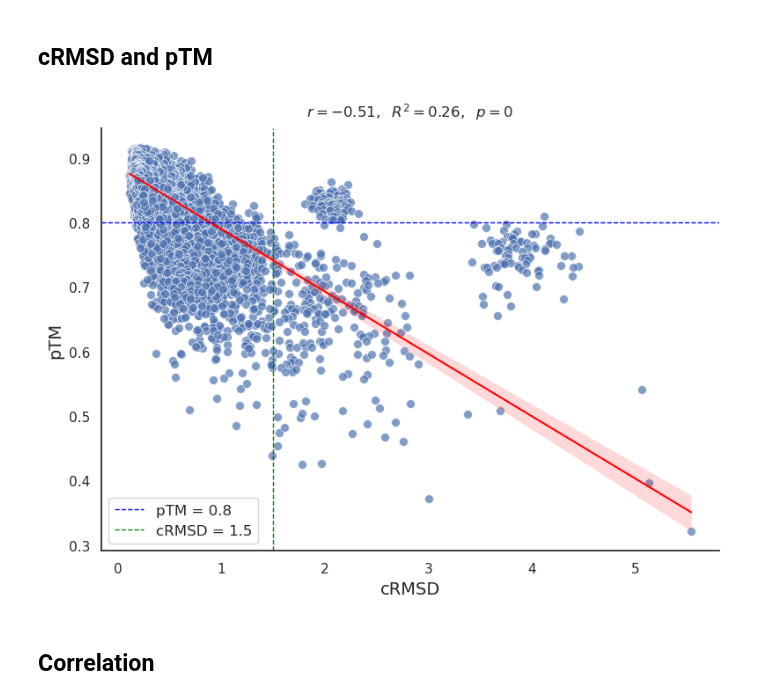
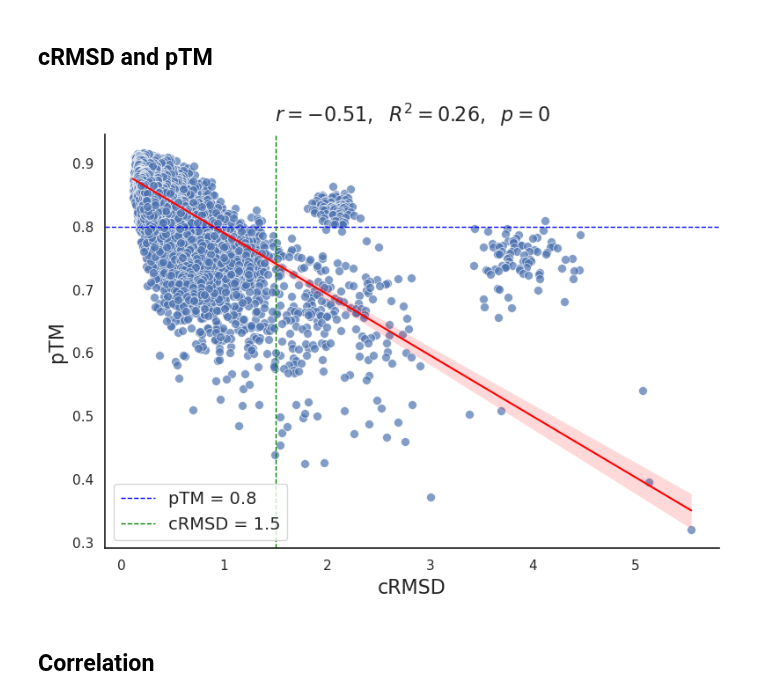
Before and after one commit to H-Dw/FANGS_v1, a Jupyter notebook: notebook/correlation_distance_dupl_embe_250627.ipynb, the cells around one changed output. Drawn from its saved outputs; the diff is of its cells as text; code cells hidden in the pictures.

```diff
--- a/notebook/correlation_distance_dupl_embe_250627.ipynb
+++ b/notebook/correlation_distance_dupl_embe_250627.ipynb
@@ -184,35 +184,35 @@ sns.regplot(
     line_kws={'color':'red','lw':1.5},
     ax=ax
 )
 
 # pTM=0.8 and cRMSD=1.5
 ax.axhline(0.8, color='blue',  linestyle='--', lw=1, label='pTM = 0.8')
 ax.axvline(1.5, color='green', linestyle='--', lw=1, label='cRMSD = 1.5')
 
 title_str = (
     f"$r={r:.2f},\\ \\;R^2={r2:.2f},\\ \\;p={p_val:.2g}$"
 )
 
 ax.set_title(
     title_str,
     loc='center',            # 'left' / 'center' / 'right'
-    fontsize=12,
+    fontsize=16,
     pad=10,
     fontstyle='italic'
 )
 
-ax.set_xlabel('cRMSD', fontsize=14)
-ax.set_ylabel('pTM',   fontsize=14)
+ax.set_xlabel('cRMSD', fontsize=16)
+ax.set_ylabel('pTM',   fontsize=16)
 # ax.set_title('Scatter: cRMSD vs. pTM', fontsize=16)
 
-ax.legend(loc='lower left', fontsize=12)
+ax.legend(loc='lower left', fontsize=14)
 
 ax.spines['top'].set_visible(False)
 ax.spines['right'].set_visible(False)
 plt.tight_layout()
 
 plt.savefig(f"{fig_save_path}/scatter_cRMSD_pTM_spearmanr.png", dpi=600, bbox_inches='tight')
 
 plt.show()
 # %% [output]
-[figure, old version]
+[figure, new version]
```
Also changed, not shown: parts of 18 cells of this notebook, 7 other files.
